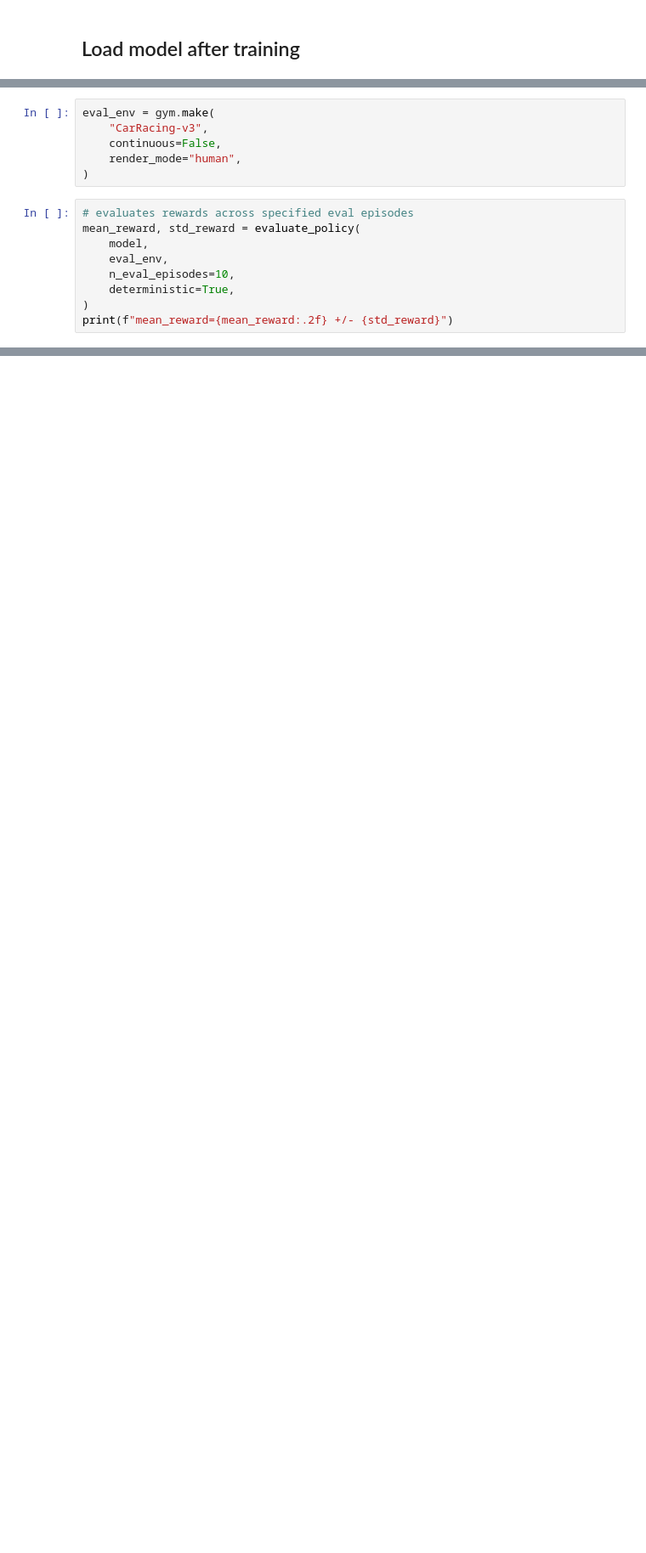
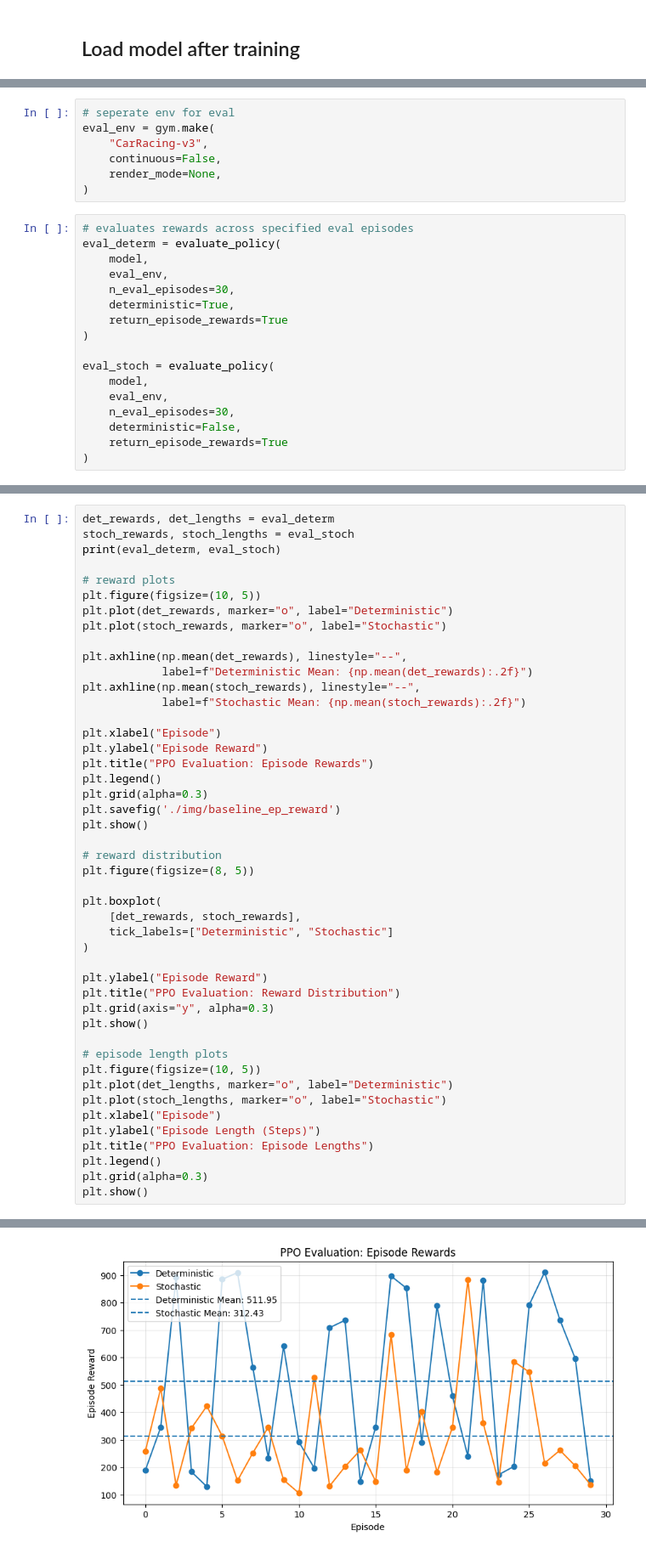
Before and after one commit to alvt55/lap-zero, a Jupyter notebook: baseline_ppo.ipynb, the cells around one changed output, grey strips where cells are left out. Shown at 85% size. Cells and saved outputs as stored; diff of their text form; blank space fills up the shorter version.

Commit message:
feat: documented baseline findings in README.md, updated notebook for eval visuals:

```diff
--- a/baseline_ppo.ipynb
+++ b/baseline_ppo.ipynb
@@ -172,15 +143,24 @@ config = {
 # %%
+# seperate env for eval
 eval_env = gym.make(
     "CarRacing-v3",
     continuous=False,
-    render_mode="human",
+    render_mode=None,
 )
 # %%
 # evaluates rewards across specified eval episodes
-mean_reward, std_reward = evaluate_policy(
+eval_determ = evaluate_policy(
     model,
     eval_env,
-    n_eval_episodes=10,
+    n_eval_episodes=30,
     deterministic=True,
+    return_episode_rewards=True
 )
-print(f"mean_reward={mean_reward:.2f} +/- {std_reward}")
+
+eval_stoch = evaluate_policy(
+    model,
+    eval_env,
+    n_eval_episodes=30,
+    deterministic=False,
+    return_episode_rewards=True
+)
@@ -222,0 +167,47 @@ Error:
+# %%
+det_rewards, det_lengths = eval_determ
+stoch_rewards, stoch_lengths = eval_stoch
+print(eval_determ, eval_stoch)
+
+# reward plots
+plt.figure(figsize=(10, 5))
+plt.plot(det_rewards, marker="o", label="Deterministic")
+plt.plot(stoch_rewards, marker="o", label="Stochastic")
+
+plt.axhline(np.mean(det_rewards), linestyle="--",
+            label=f"Deterministic Mean: {np.mean(det_rewards):.2f}")
+plt.axhline(np.mean(stoch_rewards), linestyle="--",
+            label=f"Stochastic Mean: {np.mean(stoch_rewards):.2f}")
+
+plt.xlabel("Episode")
+plt.ylabel("Episode Reward")
+plt.title("PPO Evaluation: Episode Rewards")
+plt.legend()
+plt.grid(alpha=0.3)
+plt.savefig('./img/baseline_ep_reward')
+plt.show()
+
+# reward distribution
+plt.figure(figsize=(8, 5))
+
+plt.boxplot(
+    [det_rewards, stoch_rewards],
+    tick_labels=["Deterministic", "Stochastic"]
+)
+
+plt.ylabel("Episode Reward")
+plt.title("PPO Evaluation: Reward Distribution")
+plt.grid(axis="y", alpha=0.3)
+plt.show()
+
+# episode length plots
+plt.figure(figsize=(10, 5))
+plt.plot(det_lengths, marker="o", label="Deterministic")
+plt.plot(stoch_lengths, marker="o", label="Stochastic")
+plt.xlabel("Episode")
+plt.ylabel("Episode Length (Steps)")
+plt.title("PPO Evaluation: Episode Lengths")
+plt.legend()
+plt.grid(alpha=0.3)
+plt.show()
+# %% [output]
@@ -222,0 +215 @@ Error:
+[figure, added]
```
Also changed, not shown: parts of 13 cells of this notebook, 6 other files.
